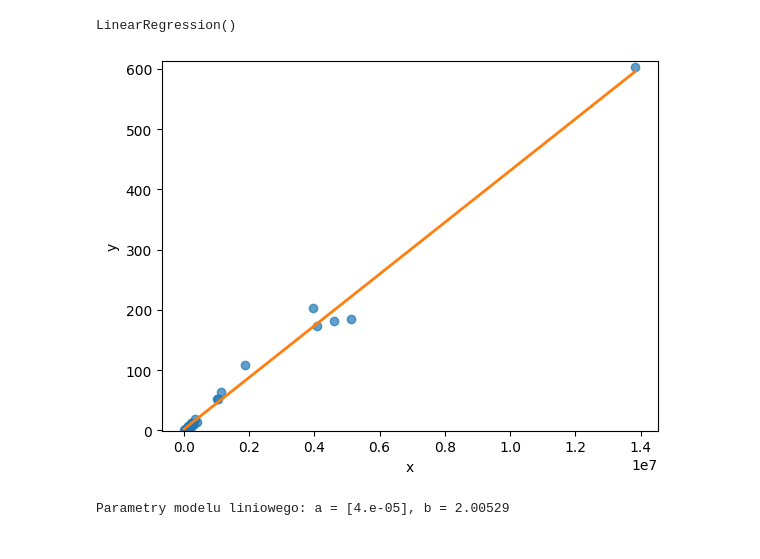
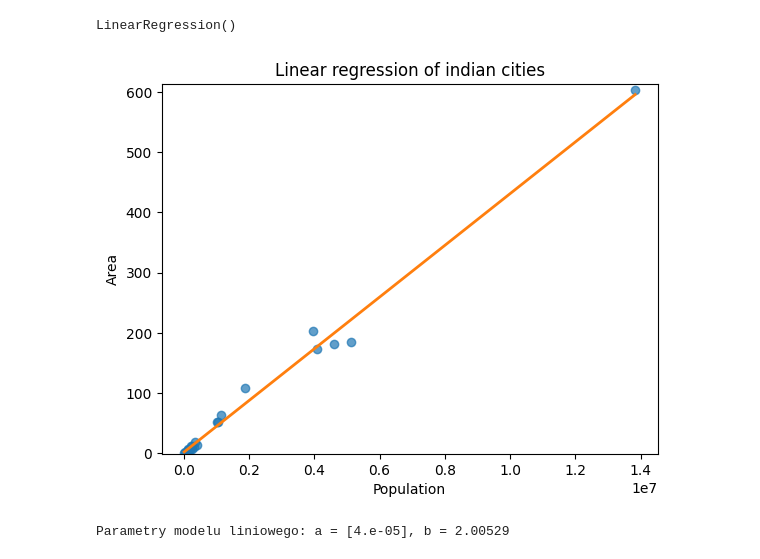
Before and after one commit to ShadowproofGamer/MSiD_lista_3, a Jupyter notebook: lista3.ipynb, the cells around one changed output. Cells and saved outputs as stored; diff of their text form; code cells hidden in the pictures.

```diff
--- a/lista3.ipynb
+++ b/lista3.ipynb
@@ -295,16 +299,17 @@ LinearRegression()
 # %%
 X_test = np.linspace(start=X_adj.min(), stop=X_adj.max())
 Y_pred = model_lin.predict(X_test.reshape(-1,1))
 
 plt.scatter(X_adj,Y_adj, alpha=0.7)
 plt.plot(X_test, Y_pred, color='tab:orange', linewidth=2)
 plt.ylim([Y_adj[0]-1, Y_adj[-1]+10])
-plt.xlabel('x')
-plt.ylabel('y')
+plt.xlabel('Population')
+plt.ylabel('Area')
+plt.title('Linear regression of indian cities')
 plt.show()
 #print(Y_adj[0], Y_adj[-1])
 # %% [output]
-[figure, old version]
+[figure, new version]
 # %%
 print(f'Parametry modelu liniowego: a = {np.round(model_lin.coef_,5)}, b = {np.round(model_lin.intercept_,5)}')
 # %% [output]
```
Also changed, not shown: parts of 17 cells of this notebook.
